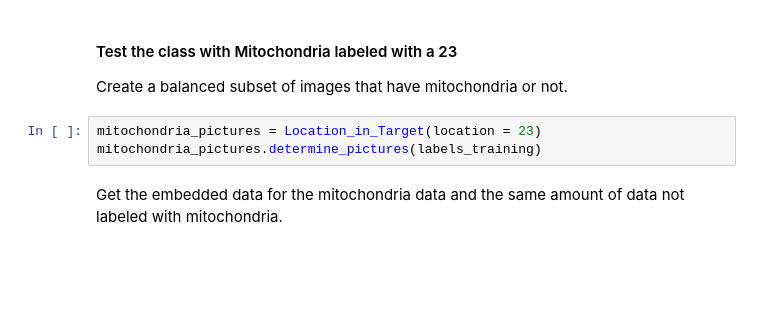
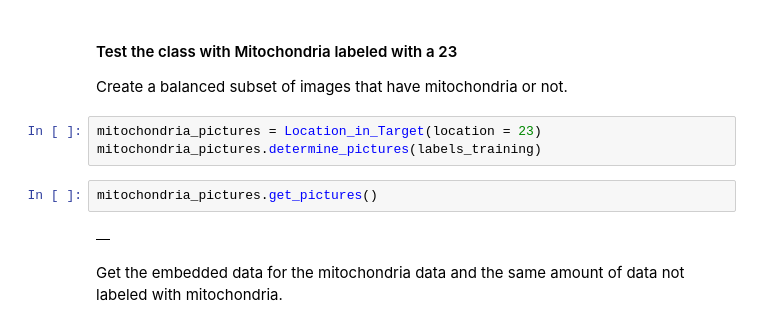
Before and after one commit to reneebrecht/human-protein-atlas-image-classification, a Jupyter notebook: notebooks/SecondBinary_NN_improvement.ipynb, the cells around one changed output. Cells and saved outputs as stored; diff of their text form; blank space fills up the shorter version.

```diff
--- a/notebooks/SecondBinary_NN_improvement.ipynb
+++ b/notebooks/SecondBinary_NN_improvement.ipynb
@@ -65,6 +65,10 @@ Create a balanced subset of images that have mitochondria or not.
 # %%
 mitochondria_pictures = Location_in_Target(location = 23)
 mitochondria_pictures.determine_pictures(labels_training)
+# %%
+mitochondria_pictures.get_pictures()
+# %% [output]
+|  |
 # %% [markdown]
 Get the embedded data for the mitochondria data and the same amount of data not labeled with mitochondria.
 # %%
```
Also changed, not shown: 12 other files.
